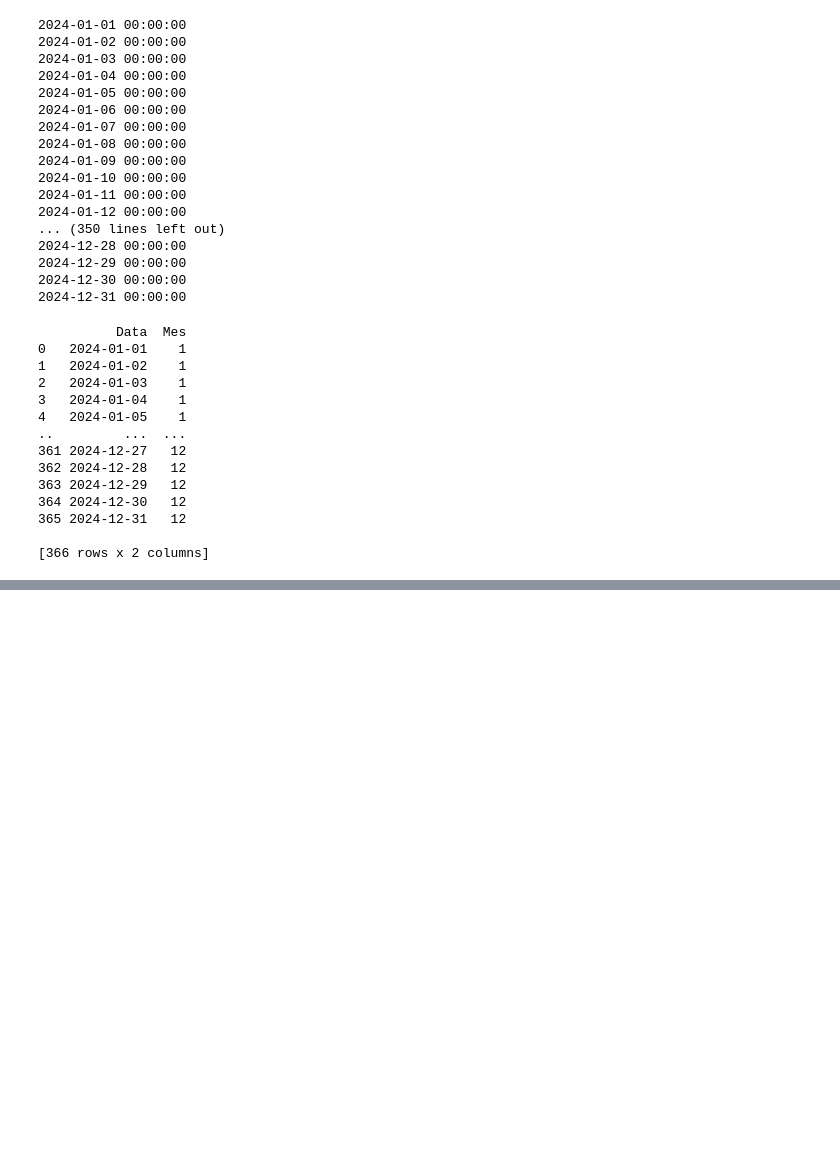
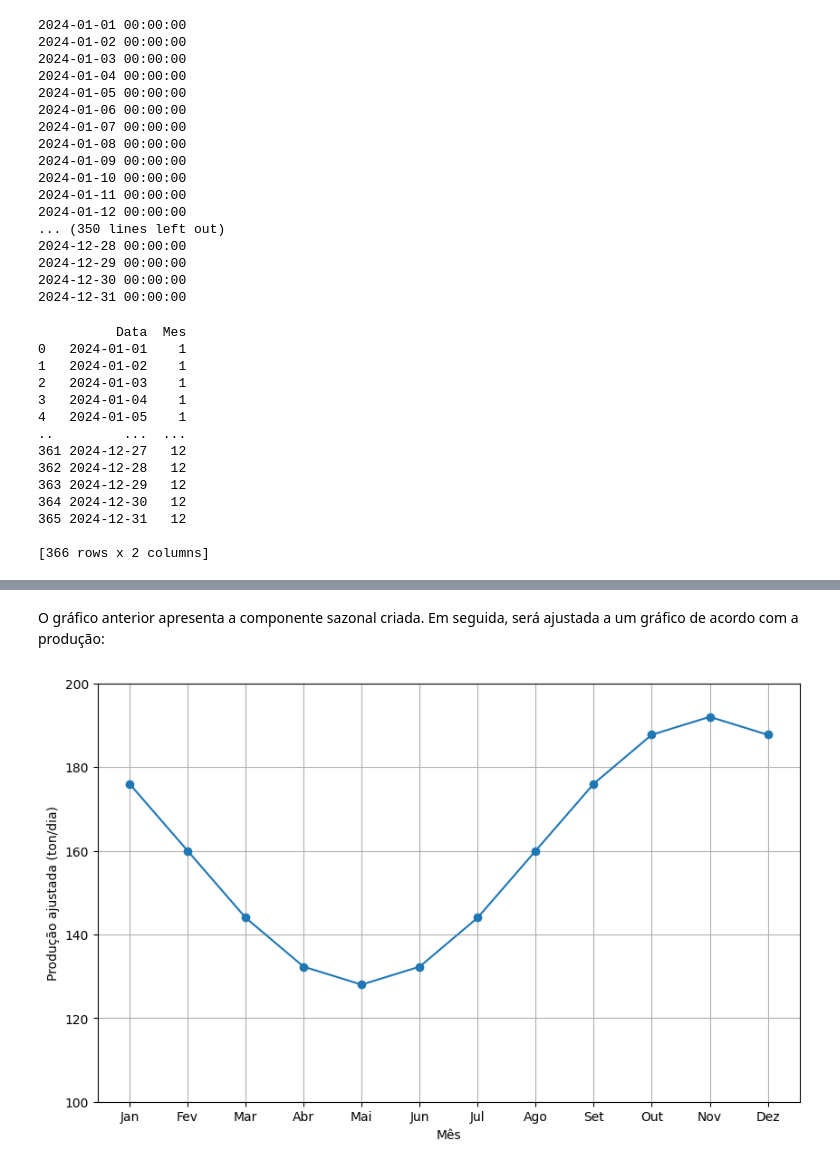
Before and after one commit to BarbaraGirardi07/ENS5173_Barbara, a Jupyter notebook: Atividade01_Parte01.ipynb, the cells around one changed output, grey strips where cells are left out. Saved outputs shown, nothing was run; the diff lists cells and outputs as text; code cells hidden in the pictures; blank space fills up the shorter version.

```diff
--- a/Atividade01_Parte01.ipynb
+++ b/Atividade01_Parte01.ipynb
@@ -305,0 +276,39 @@ No final, exportar resultados para arquivo .csv; taxas por dia e em g/s.
+# %% [markdown]
+O gráfico anterior apresenta a componente sazonal criada. Em seguida, será ajustada a um gráfico de acordo com a produção:
+# %%
+caminho = "C:\\Users\\Acer\\Desktop\\ENS5173_Barbara\\ENS5173_Barbara\\tabelas\\ativ.csv"
+df = pd.read_csv(caminho)
+
+# Calcular a média da produção por mês
+df['Data'] = pd.to_datetime(df['Data'])
+df['Mes'] = df['Data'].dt.month
+media_mensal = df.groupby('Mes')['atividade'].mean()
+
+# Normalizar a média mensal entre a produção máxima e mínima
+producao_maxima = 192
+producao_minima = 128
+media_normalizada = (media_mensal - media_mensal.min()) / (media_mensal.max() - media_mensal.min()) \
+                    * (producao_maxima - producao_minima) + producao_minima
+
+# Ajuste sazonal
+meses = media_normalizada.index
+atividades_normalizadas = media_normalizada.values
+
+# Ajuste sazonal usando uma função seno
+sazonalidade = np.sin((meses - 8) * (2 * np.pi / 12))
+
+# Ajustando a produção considerando a sazonalidade e a escala
+escala = (producao_maxima - producao_minima) / 2
+producao_ajustada = producao_minima + escala * (sazonalidade + 1)
+
+# Plotar o gráfico
+plt.figure(figsize=(10, 6))
+plt.plot(meses, producao_ajustada, marker='o', linestyle='-')
+plt.xlabel('Mês')
+plt.ylabel('Produção ajustada (ton/dia)')
+plt.xticks(range(1, 13), ['Jan', 'Fev', 'Mar', 'Abr', 'Mai', 'Jun', 'Jul', 'Ago', 'Set', 'Out', 'Nov', 'Dez'])
+plt.ylim(100, 200)  # Definindo o limite do eixo y
+plt.grid(True)
+plt.show()
+# %% [output]
+[figure, added]
```
Also changed, not shown: parts of 13 cells of this notebook.
